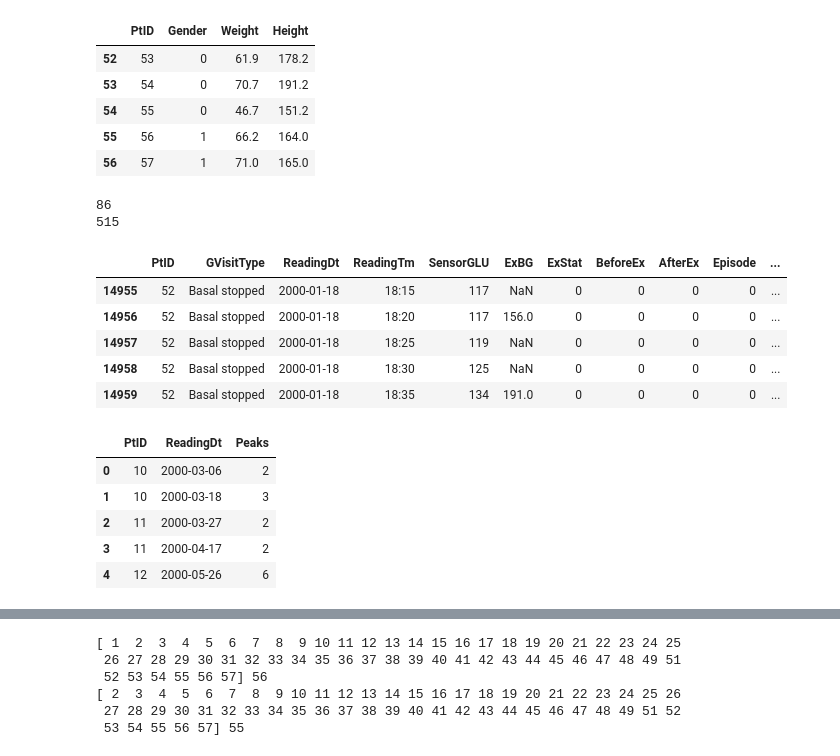
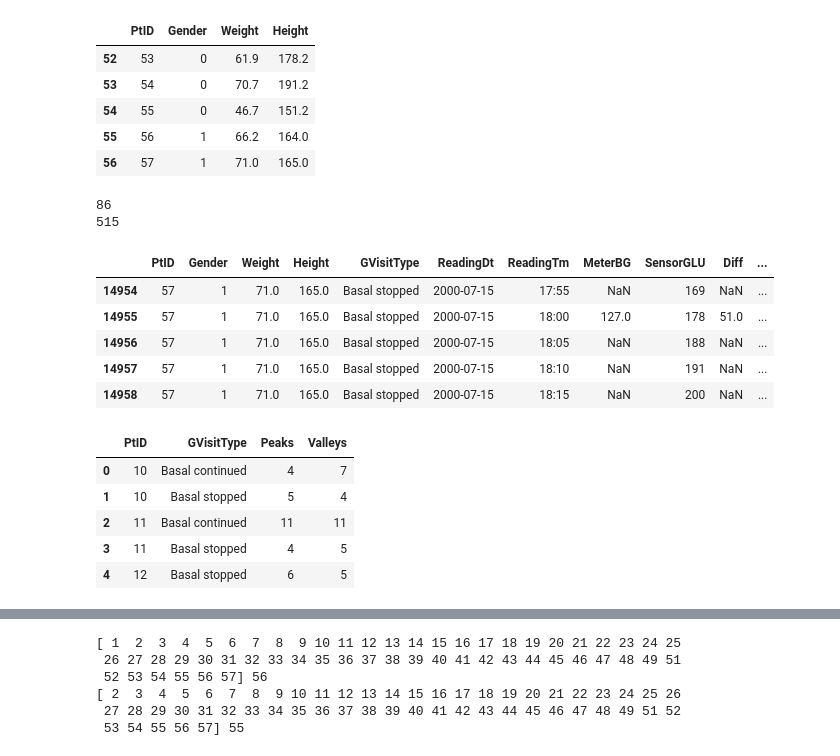
Before and after one commit to rashiv/KnowLow, a Jupyter notebook: features.ipynb, the cells around one changed output, grey strips where cells are left out. Saved outputs shown, nothing was run; the diff lists cells and outputs as text; code cells hidden in the pictures.

```diff
--- a/features.ipynb
+++ b/features.ipynb
@@ -43,37 +43,40 @@ df_demog.tail()
 # %%
 # Reading saved csv file
 df_cgms = pd.read_csv('data/DataTables/modified_cgms.csv', sep=',', header=None)
 # data table actually exists a directory above the views.py file
 df_cgms.columns = df_cgms.iloc[0]
 # Use first row info as header
 df_cgms.drop(df_cgms.index[0], inplace=True)
 # Drop first row
 df_cgms.drop(df_cgms.columns[[0]], axis=1, inplace=True)
 # removing the first column of NaNs that shows up from reading csv. Don't ask why. Sigh.
-df_cgms.drop(['MeterBG', 'Diff'], axis=1, inplace=True)
-# dropping these to get rid of unnecessary NaNs
+df_cgms.drop('ExBG', axis=1, inplace=True)
+# No need for extra manual calibration data from exercise
 
 df_cgms['SensorGLU'] = pd.to_numeric(df_cgms['SensorGLU'])
-df_cgms['ExBG'] = pd.to_numeric(df_cgms['ExBG'])
+df_cgms['MeterBG'] = pd.to_numeric(df_cgms['MeterBG'])
+df_cgms['Diff'] = pd.to_numeric(df_cgms['Diff'])
 df_cgms['Episode'] = pd.to_numeric(df_cgms['Episode'])
 df_cgms['ExStat'] = pd.to_numeric(df_cgms['ExStat'])
 df_cgms['BeforeEx'] = pd.to_numeric(df_cgms['BeforeEx'])
 df_cgms['AfterEx'] = pd.to_numeric(df_cgms['AfterEx'])
 
-
-df_cgms['Diff'] = df_cgms['SensorGLU'] - df_cgms['ExBG']
-df_cgms['Diff'] = df_cgms['Diff'].abs()
+#df_cgms['Diff'] = df_cgms['SensorGLU'] - df_cgms['ExBG']
+#df_cgms['Diff'] = df_cgms['Diff'].abs()
 
 print(len(df_cgms[df_cgms['Episode'] == 1]))
 print(len(df_cgms[df_cgms['ExStat'] == 1]))
+
+df_test = pd.merge(df_demog, df_cgms, on='PtID')
+df_cgms = df_test
 df_cgms.tail()
 # %% [output]
 86
 515
-|  | PtID | GVisitType | ReadingDt | ReadingTm | SensorGLU | ExBG | ExStat | BeforeEx | AfterEx | Episode | ... |
-| 14955 | 52 | Basal stopped | 2000-01-18 | 18:15 | 117 | NaN | 0 | 0 | 0 | 0 | ... |
-| 14956 | 52 | Basal stopped | 2000-01-18 | 18:20 | 117 | 156.0 | 0 | 0 | 0 | 0 | ... |
-| 14957 | 52 | Basal stopped | 2000-01-18 | 18:25 | 119 | NaN | 0 | 0 | 0 | 0 | ... |
-| 14958 | 52 | Basal stopped | 2000-01-18 | 18:30 | 125 | NaN | 0 | 0 | 0 | 0 | ... |
-| 14959 | 52 | Basal stopped | 2000-01-18 | 18:35 | 134 | 191.0 | 0 | 0 | 0 | 0 | ... |
+|  | PtID | Gender | Weight | Height | GVisitType | ReadingDt | ReadingTm | MeterBG | SensorGLU | Diff | ... |
+| 14954 | 57 | 1 | 71.0 | 165.0 | Basal stopped | 2000-07-15 | 17:55 | NaN | 169 | NaN | ... |
+| 14955 | 57 | 1 | 71.0 | 165.0 | Basal stopped | 2000-07-15 | 18:00 | 127.0 | 178 | 51.0 | ... |
+| 14956 | 57 | 1 | 71.0 | 165.0 | Basal stopped | 2000-07-15 | 18:05 | NaN | 188 | NaN | ... |
+| 14957 | 57 | 1 | 71.0 | 165.0 | Basal stopped | 2000-07-15 | 18:10 | NaN | 191 | NaN | ... |
+| 14958 | 57 | 1 | 71.0 | 165.0 | Basal stopped | 2000-07-15 | 18:15 | NaN | 200 | NaN | ... |
 # %%
@@ -90,21 +96,29 @@ df_grouped = df_rolling.groupby(['PtID', 'ReadingDt'])
 # %%
-from tsfresh.feature_extraction.feature_calculators import *
+from tsfresh.feature_extraction.feature_calculators import number_cwt_peaks
 
-peaked = []
+ts_feats = []
 for name, group in df_grouped:
     vals = group['SensorGLU'].values
-    peaks = number_cwt_peaks(vals,12)
-    peaked.append([name[0], name[1], peaks])
+    peaks = 0; valleys = 0
+    for u in range (1,len(vals)-1):
+        if ((vals[u]>vals[u-1])&(vals[u]>vals[u+1])):
+            peaks = peaks+1
+
+        if ((vals[u]<vals[u-1])&(vals[u]<vals[u+1])):
+            valleys = valleys+1
+#    peaks = number_cwt_peaks(vals,3)
+    ts_feats.append([name[0], name[1], peaks, valleys])
+
 #    print(name, peaks,group)
-df_peaks = pd.DataFrame(peaked)
-df_peaks.columns = ['PtID', 'ReadingDt', 'Peaks']
+df_peaks = pd.DataFrame(ts_feats)
+df_peaks.columns = ['PtID', 'GVisitType', 'Peaks', 'Valleys']
 
 df_peaks.head()
 # %% [output]
-|  | PtID | ReadingDt | Peaks |
-| 0 | 10 | 2000-03-06 | 2 |
-| 1 | 10 | 2000-03-18 | 3 |
-| 2 | 11 | 2000-03-27 | 2 |
-| 3 | 11 | 2000-04-17 | 2 |
-| 4 | 12 | 2000-05-26 | 6 |
+|  | PtID | GVisitType | Peaks | Valleys |
+| 0 | 10 | Basal continued | 4 | 7 |
+| 1 | 10 | Basal stopped | 5 | 4 |
+| 2 | 11 | Basal continued | 11 | 11 |
+| 3 | 11 | Basal stopped | 4 | 5 |
+| 4 | 12 | Basal stopped | 6 | 5 |
 # %%
```
Also changed, not shown: parts of 7 cells of this notebook, 2 other files.
